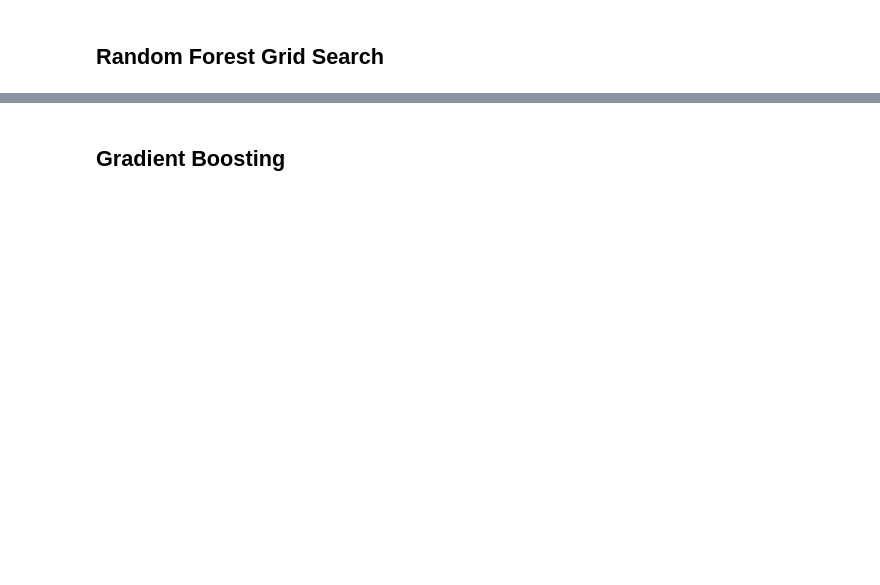
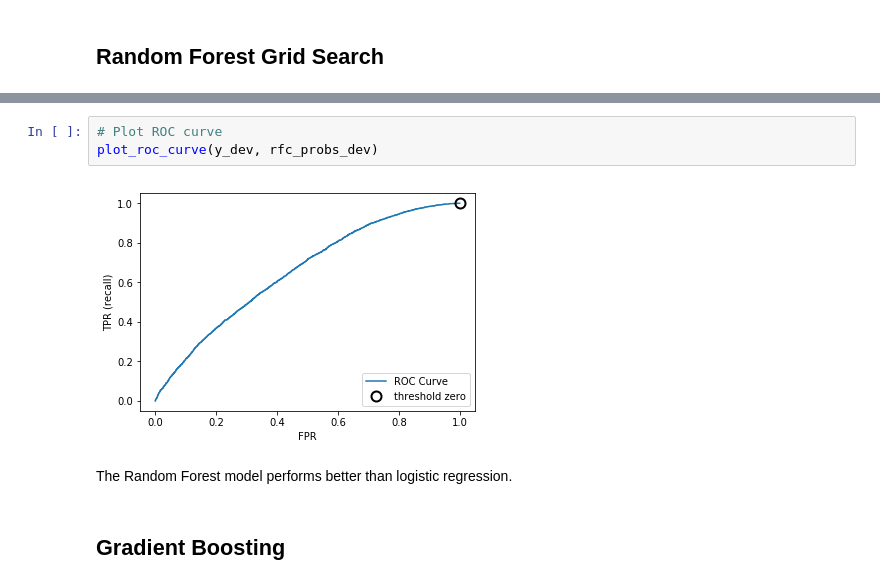
Before and after one commit to brendanmcgivern/data-science, a Jupyter notebook: ml_capstone/ml_capstone_final.ipynb, the cells around one changed output, grey strips where cells are left out. Cells and saved outputs as stored; diff of their text form; blank space fills up the shorter version.

```diff
--- a/ml_capstone/ml_capstone_final.ipynb
+++ b/ml_capstone/ml_capstone_final.ipynb
@@ -595,3 +604,10 @@ Non-Conflicting       1.00      0.00      0.00      3287
+# %%
+# Plot ROC curve
+plot_roc_curve(y_dev, rfc_probs_dev)
+# %% [output]
+[figure, added]
+# %% [markdown]
+The Random Forest model performs better than logistic regression.
 # %% [markdown]
 ## Gradient Boosting
 # %%
```
Also changed, not shown: parts of 30 cells of this notebook.
